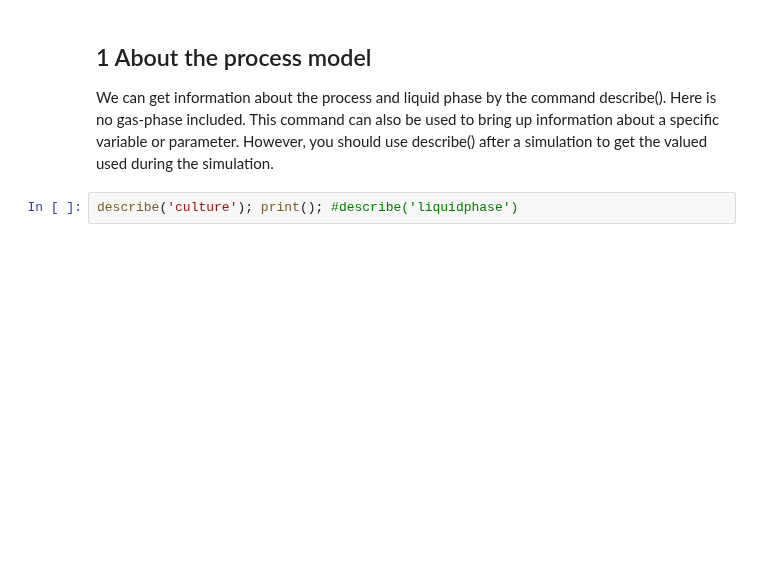
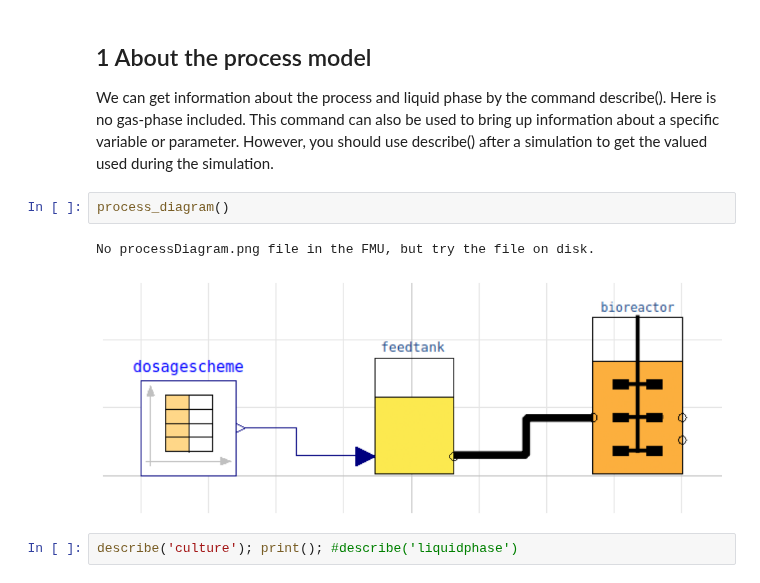
Before and after one commit to janpeter19/BPL_CHO_Fedbatch, a Jupyter notebook: BPL_CHO_Fedbatch.ipynb, the cells around one changed output. Cells and saved outputs as stored; diff of their text form; blank space fills up the shorter version.

Commit message:
Update FMU-explore 0.9.8 and process diagram

```diff
--- a/BPL_CHO_Fedbatch.ipynb
+++ b/BPL_CHO_Fedbatch.ipynb
@@ -38,6 +39,11 @@ plt.rcParams['figure.figsize'] = [30/2.54, 24/2.54]
 ## 1 About the process model
 
 We can get information about the process and liquid phase by the command describe(). Here is no gas-phase included. This command can also be used to bring up information about a specific variable or parameter. However, you should use describe() after a simulation to get the valued used during the simulation.
+# %%
+process_diagram()
+# %% [output]
+No processDiagram.png file in the FMU, but try the file on disk.
+[figure, added]
 # %%
 describe('culture'); print(); #describe('liquidphase')
 # %% [output]
```
Also changed, not shown: parts of 2 cells of this notebook, 2 other files.
